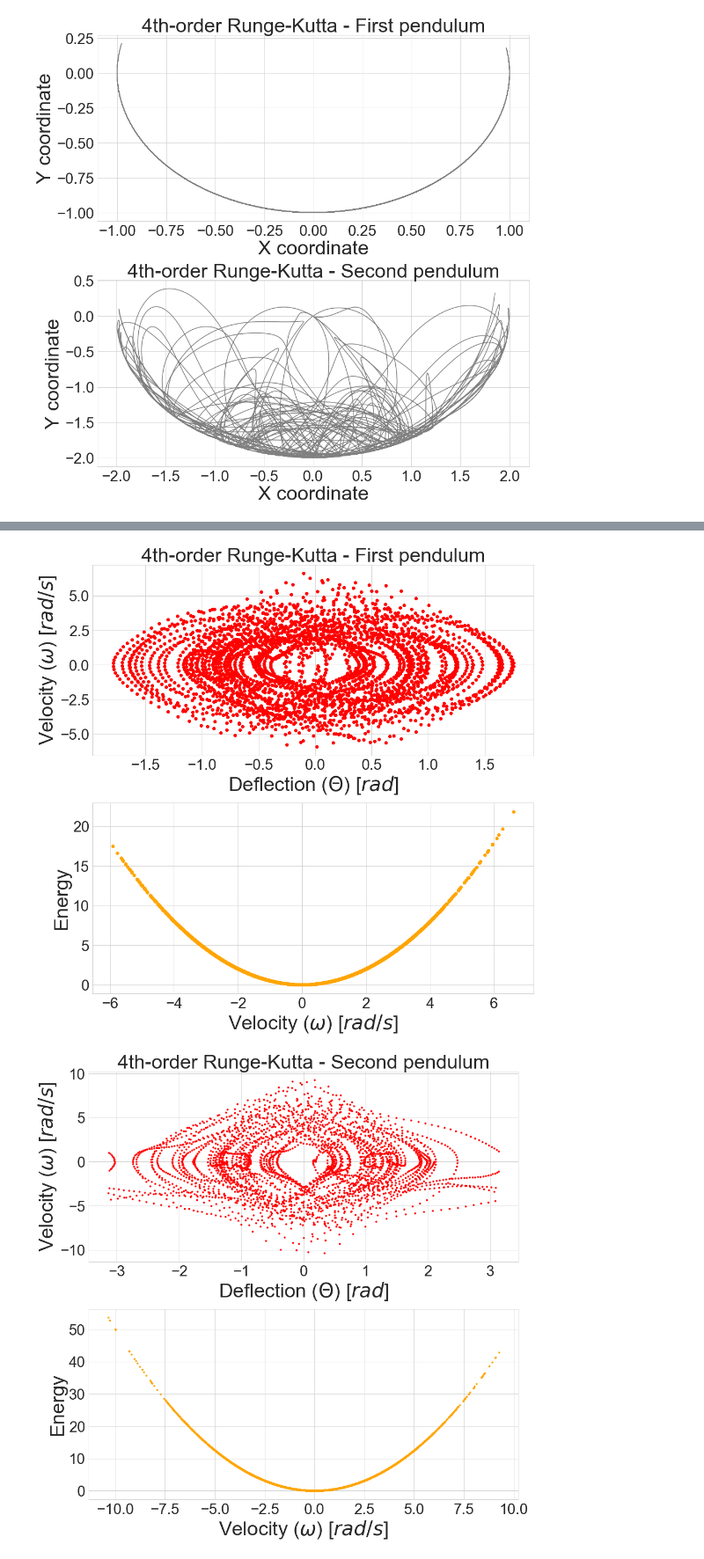
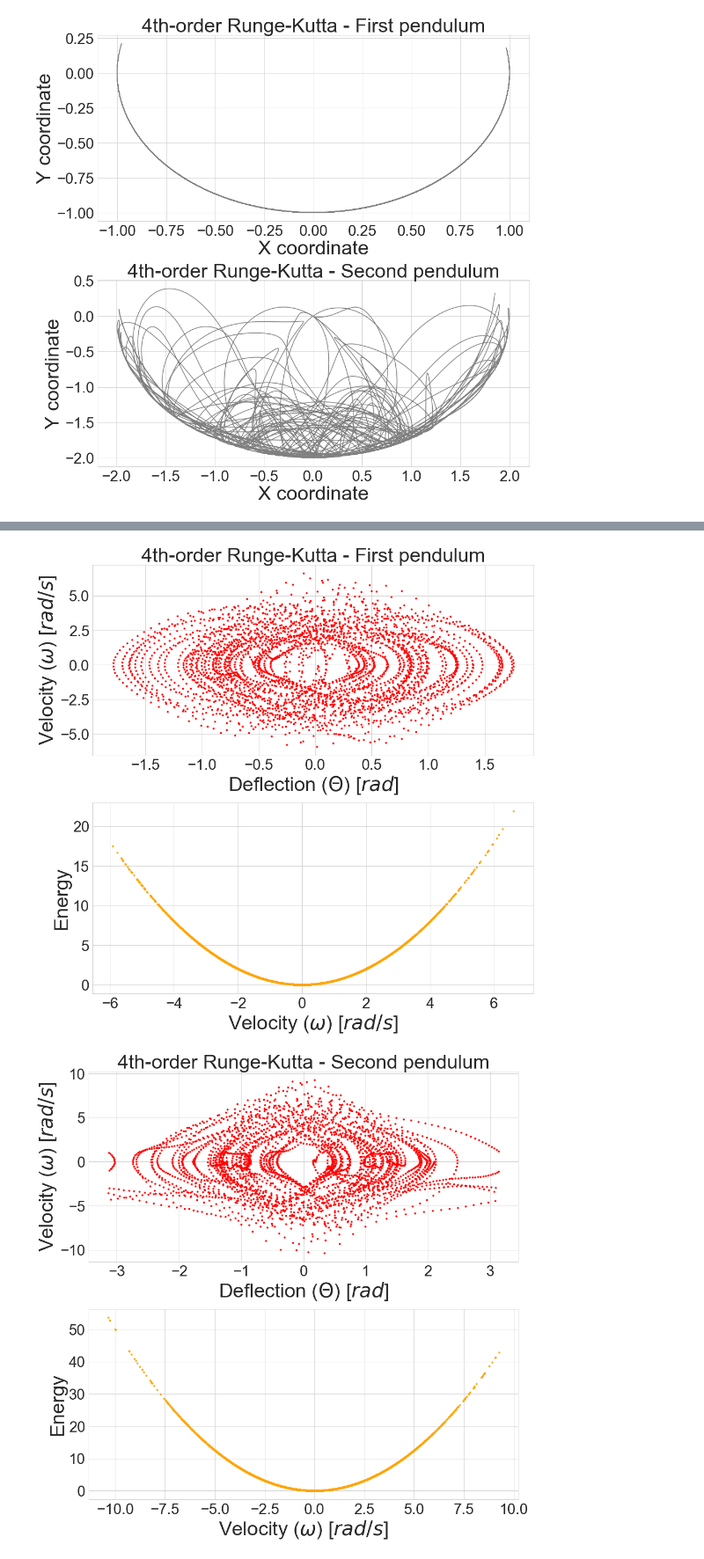
Before and after one commit to masterdesky/ELTE-comp-sim-2019, a Jupyter notebook: II. Simple Pendulum/out/II. Double Pendulum.ipynb, the cells around one changed output, grey strips where cells are left out. Shown at 88% size. Cells and saved outputs as stored; diff of their text form; code cells hidden in the pictures.

```diff
--- a/II. Simple Pendulum/out/II. Double Pendulum.ipynb
+++ b/II. Simple Pendulum/out/II. Double Pendulum.ipynb
@@ -164,25 +165,25 @@ plt.show()
 # %%
 nrows = 2
 ncols = 1
 fig, axes = plt.subplots(nrows=nrows, ncols=ncols, figsize=(ncols*14, nrows*7))
 
-axes[0].scatter(data_runge[::steps,1], data_runge[::steps,2], color='red')
-axes[1].scatter(data_runge[::steps,2], data_runge[::steps,6], color='orange')
+axes[0].scatter(data_runge[::steps,1], data_runge[::steps,2], marker='.', color='red')
+axes[1].scatter(data_runge[::steps,2], data_runge[::steps,6], marker='.', color='orange')
 
 axes[0].set_title('4th-order Runge-Kutta - First pendulum', fontsize=40)
 
 axes[0].set_xlabel('Deflection ($\Theta$) [$rad$]', fontsize=40)
 axes[0].set_ylabel('Velocity ($\omega$) [$rad/s$]', fontsize=40)
 axes[1].set_xlabel('Velocity ($\omega$) [$rad/s$]', fontsize=40)
 axes[1].set_ylabel('Energy', fontsize=40)
 
 axes[0].tick_params(axis='both', which='major', labelsize=30)
 axes[1].tick_params(axis='both', which='major', labelsize=30)
 
 fig.tight_layout()
 plt.show()
 # %% [output]
-[figure, old version]
+[figure, new version]
 # %%
 nrows = 2
 ncols = 1
```
Also changed, not shown: parts of 4 cells of this notebook, 1 other file.
